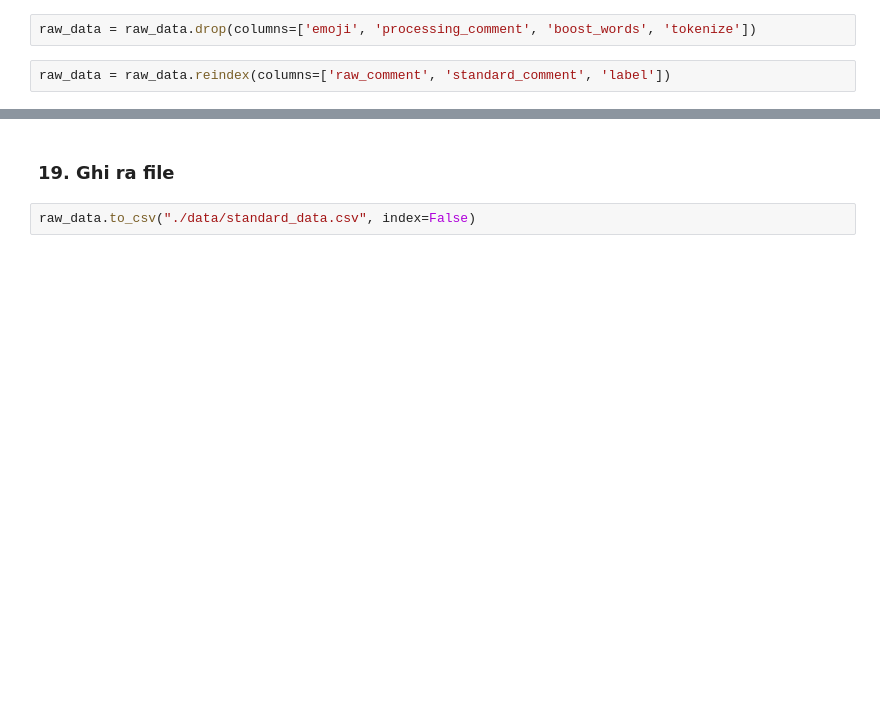
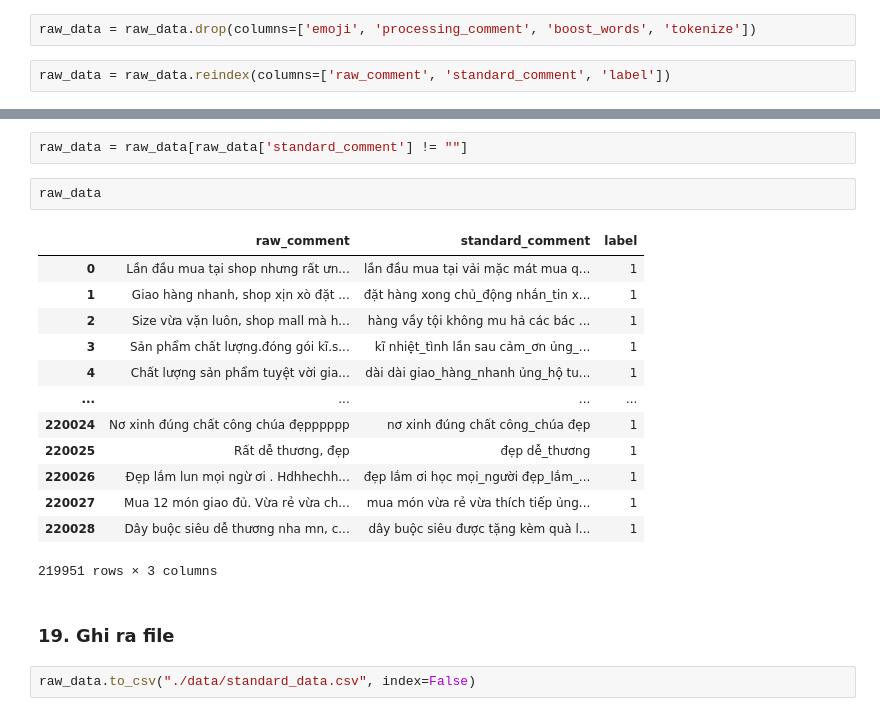
Before and after one commit to cuongpiger/CSC_Data_Science_Final_Project, a Jupyter notebook: 01. Data Preprocessing/01_combine.ipynb, the cells around one changed output, grey strips where cells are left out. Drawn from its saved outputs; the diff is of its cells as text; blank space fills up the shorter version.

```diff
--- a/01. Data Preprocessing/01_combine.ipynb
+++ b/01. Data Preprocessing/01_combine.ipynb
@@ -134,3 +134,21 @@ raw_data
+# %%
+raw_data = raw_data[raw_data['standard_comment'] != ""]
+# %%
+raw_data
+# %% [output]
+|  | raw_comment | standard_comment | label |
+| 0 | Lần đầu mua tại shop nhưng rất ưn... | lần đầu mua tại vải mặc mát mua q... | 1 |
+| 1 | Giao hàng nhanh, shop xịn xò đặt ... | đặt hàng xong chủ_động nhắn_tin x... | 1 |
+| 2 | Size vừa vặn luôn, shop mall mà h... | hàng vầy tội không mu hả các bác ... | 1 |
+| 3 | Sản phẩm chất lượng.đóng gói kĩ.s... | kĩ nhiệt_tình lần sau cảm_ơn ủng_... | 1 |
+| 4 | Chất lượng sản phẩm tuyệt vời gia... | dài dài giao_hàng_nhanh ủng_hộ tu... | 1 |
+| ... | ... | ... | ... |
+| 220024 | Nơ xinh đúng chất công chúa đẹpppppp | nơ xinh đúng chất công_chúa đẹp | 1 |
+| 220025 | Rất dễ thương, đẹp | đẹp dễ_thương | 1 |
+| 220026 | Đẹp lắm lun mọi ngừ ơi . Hdhhechh... | đẹp lắm ơi học mọi_người đẹp_lắm_... | 1 |
+| 220027 | Mua 12 món giao đủ. Vừa rẻ vừa ch... | mua món vừa rẻ vừa thích tiếp ủng... | 1 |
+| 220028 | Dây buộc siêu dễ thương nha mn, c... | dây buộc siêu được tặng kèm quà l... | 1 |
+219951 rows × 3 columns
 # %% [markdown]
 ### 19. Ghi ra file
 # %%
```
Also changed, not shown: parts of 6 cells of this notebook, 4 other files.
